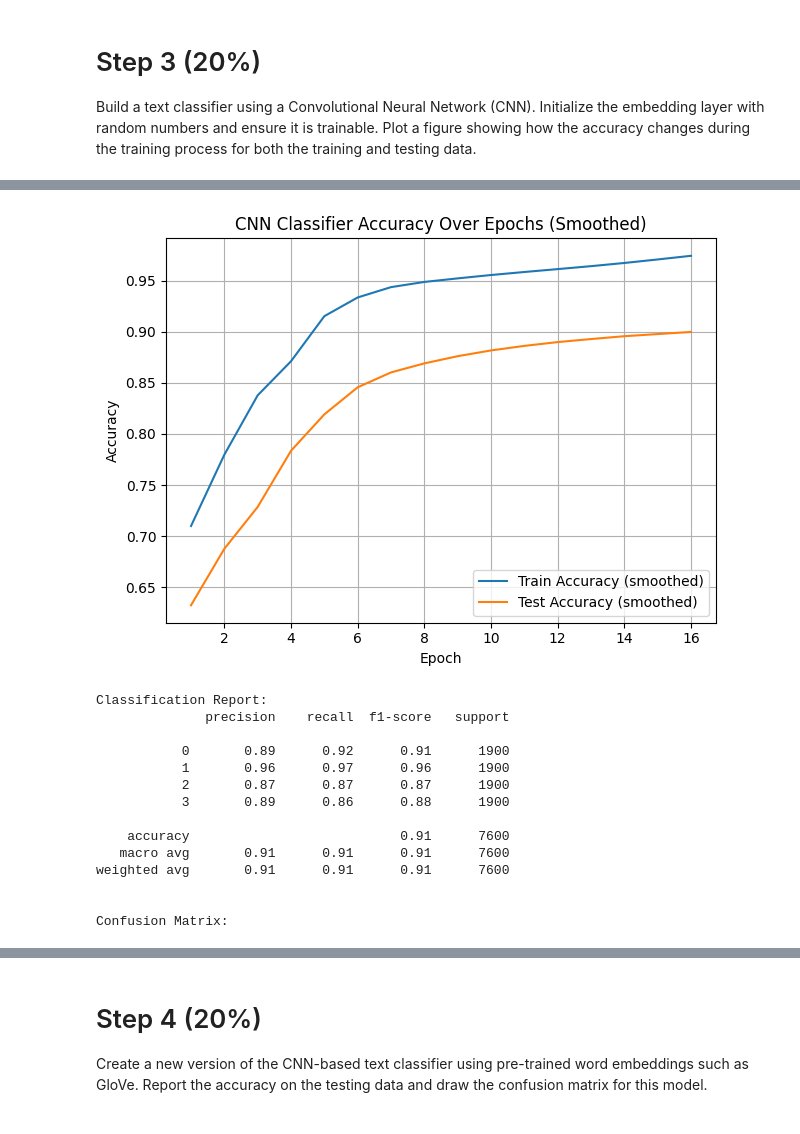
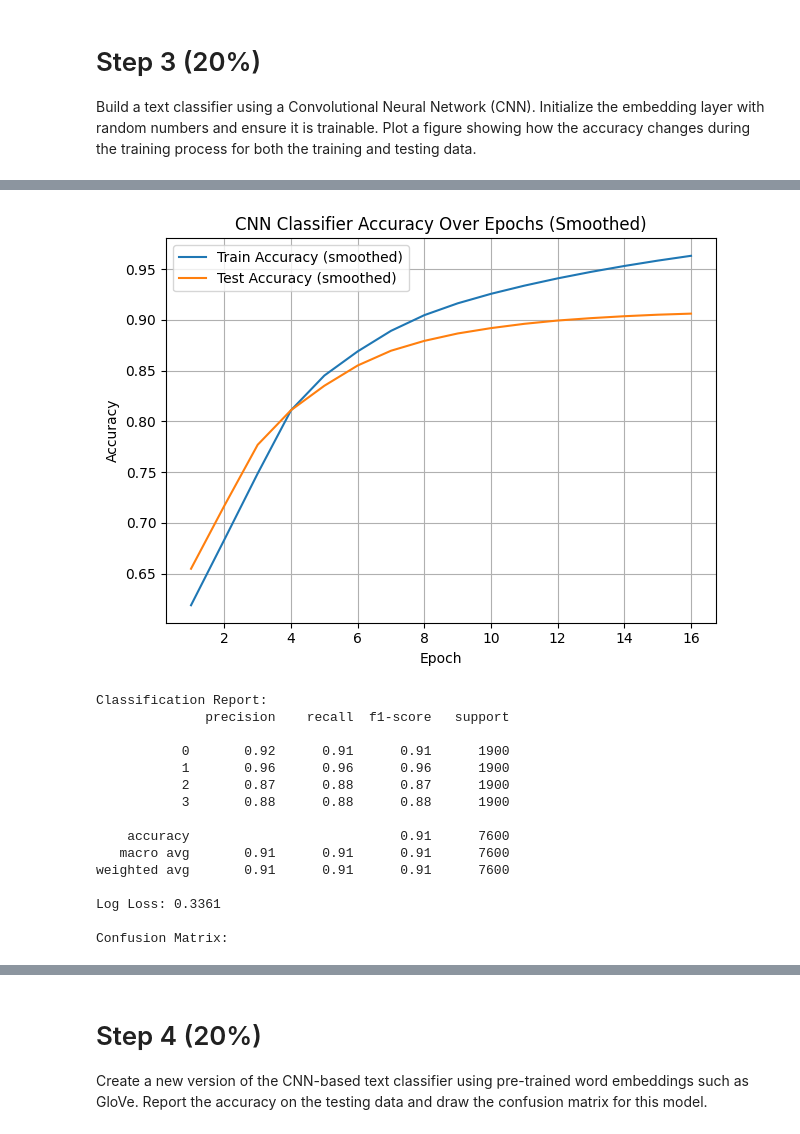
Before and after one commit to Marianette/A1-AIML428, a Jupyter notebook: A1-DaRocha.ipynb, the cells around one changed output, grey strips where cells are left out. Cells and saved outputs as stored; diff of their text form; code cells hidden in the pictures.

```diff
--- a/A1-DaRocha.ipynb
+++ b/A1-DaRocha.ipynb
@@ -272,7 +311,15 @@ its, that, on, microsoft, for, in, and, of, to, the
 # Step 3 (20%)
 Build a text classifier using a Convolutional Neural Network (CNN). Initialize the embedding layer with random numbers and ensure it is trainable. Plot a figure showing how the accuracy changes during the training process for both the training and testing data.
 # %%
-# CNN-based Text Classifier JAX/Flax
+# --------------------------------------------
+# CNN-based Text Classifier:
+#    JAX/Flax
+#    Bespoke embedding training
+#    Default parameters from class example
+#    Kernel size: 5 (from class example)
+#    Necessary adaptations from class example:
+#       Softmax ---> for multiclass (cross entropy)
+# --------------------------------------------
 
 import jax
 import jax.numpy as jnp
@@ -289,7 +336,7 @@ import pandas as pd
 import time
 
 # Data Preprocessing ----------------------
-def tokenize(texts, vocab=None, unk_token="<UNK>", pad_token="<PAD>", max_len=53):
+def tokenize(texts, vocab=None, unk_token="<UNK>", pad_token="<PAD>", max_len=70):
     tokenized = [t.lower().split() for t in texts]
     if vocab is None:
         tokens = [tok for doc in tokenized for tok in doc]
@@ -314,14 +361,14 @@ class TextCNN(nn.Module):
     def __call__(self, x):
         emb = nn.Embed(self.vocab_size, self.embed_dim)(x)
         emb = emb.transpose((0, 2, 1))  # (batch, embed_dim, seq_len)
-        conv = nn.Conv(features=64, kernel_size=(3,), strides=(1,), padding="VALID")(emb)
+        conv = nn.Conv(features=128, kernel_size=(5,), strides=(1,), padding="VALID")(emb)
         conv = nn.relu(conv)
-        pooled = jnp.max(conv, axis=-1)  # global max pooling
+        pooled = jnp.mean(conv, axis=-1)  # global average pooling (class example)
         out = nn.Dense(self.num_classes)(pooled)
         return out
 
 # Training Setup ----------------------
-def cross_entropy_loss(logits, labels):
+def cross_entropy_loss(logits, labels): # cross entropy loss
     one_hot = jax.nn.one_hot(labels, num_classes=logits.shape[-1])
     return optax.softmax_cross_entropy(logits=logits, labels=one_hot).mean()
 
@@ -331,7 +378,7 @@ def compute_metrics(logits, labels):
     return acc
 
 def create_train_state(rng, model, learning_rate):
-    params = model.init(rng, jnp.ones((1, 53), jnp.int32))
+    params = model.init(rng, jnp.ones((1, 70), jnp.int32))
     tx = optax.adam(learning_rate)
     return train_state.TrainState.create(apply_fn=model.apply, params=params, tx=tx)
 
@@ -370,8 +417,8 @@ test_df = pd.read_csv("test.csv")
 train_texts = train_df['Title'].astype(str) + ' ' + train_df['Description'].astype(str)
 test_texts = test_df['Title'].astype(str) + ' ' + test_df['Description'].astype(str)
 
-trainX, vocab = tokenize(train_texts.tolist(), max_len=53)
-testX, _ = tokenize(test_texts.tolist(), vocab=vocab, max_len=53)
+trainX, vocab = tokenize(train_texts.tolist(), max_len=70)
+testX, _ = tokenize(test_texts.tolist(), vocab=vocab, max_len=70)
 
 le = LabelEncoder()
 trainY = jnp.array(le.fit_transform(train_df['Class Index']))
@@ -418,4 +465,13 @@ ConfusionMatrixDisplay.from_predictions(y_true, preds)
 plt.title("Confusion Matrix (Test Set)")
 plt.tight_layout()
 plt.show()
+
+M3 = {
+    "name": "Model 3 - CNN with Trainable Embeddings",
+    "train_acc": train_accs[-1],
+    "test_acc": test_accs[-1],
+    "test_log_loss": test_log_loss,
+    "classification_report": classification_report(y_true, preds, output_dict=True),
+    "confusion_matrix": confusion_matrix(y_true, preds)
+}
 # %% [output]
@@ -439,15 +495,16 @@ Epoch 25, Train Acc: 0.9912, Test Acc: 0.9061
-[figure, old version]
+[figure, new version]
 Classification Report:
               precision    recall  f1-score   support
 
-           0       0.89      0.92      0.91      1900
-           1       0.96      0.97      0.96      1900
-           2       0.87      0.87      0.87      1900
-           3       0.89      0.86      0.88      1900
+           0       0.92      0.91      0.91      1900
+           1       0.96      0.96      0.96      1900
+           2       0.87      0.88      0.87      1900
+           3       0.88      0.88      0.88      1900
 
     accuracy                           0.91      7600
    macro avg       0.91      0.91      0.91      7600
 weighted avg       0.91      0.91      0.91      7600
 
+Log Loss: 0.3361
 
 Confusion Matrix:
```
Also changed, not shown: parts of 14 cells of this notebook, 1 other file.
